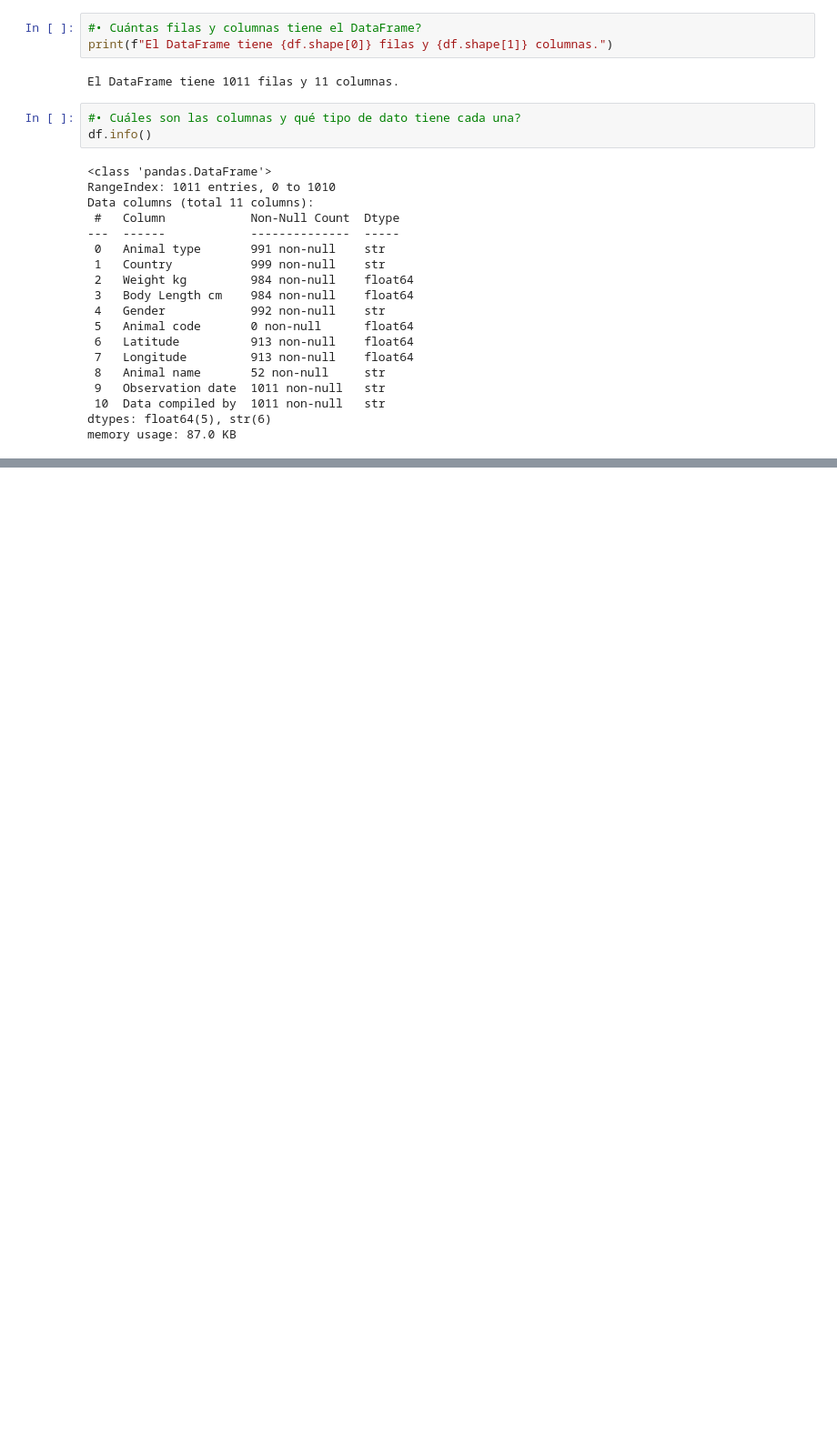
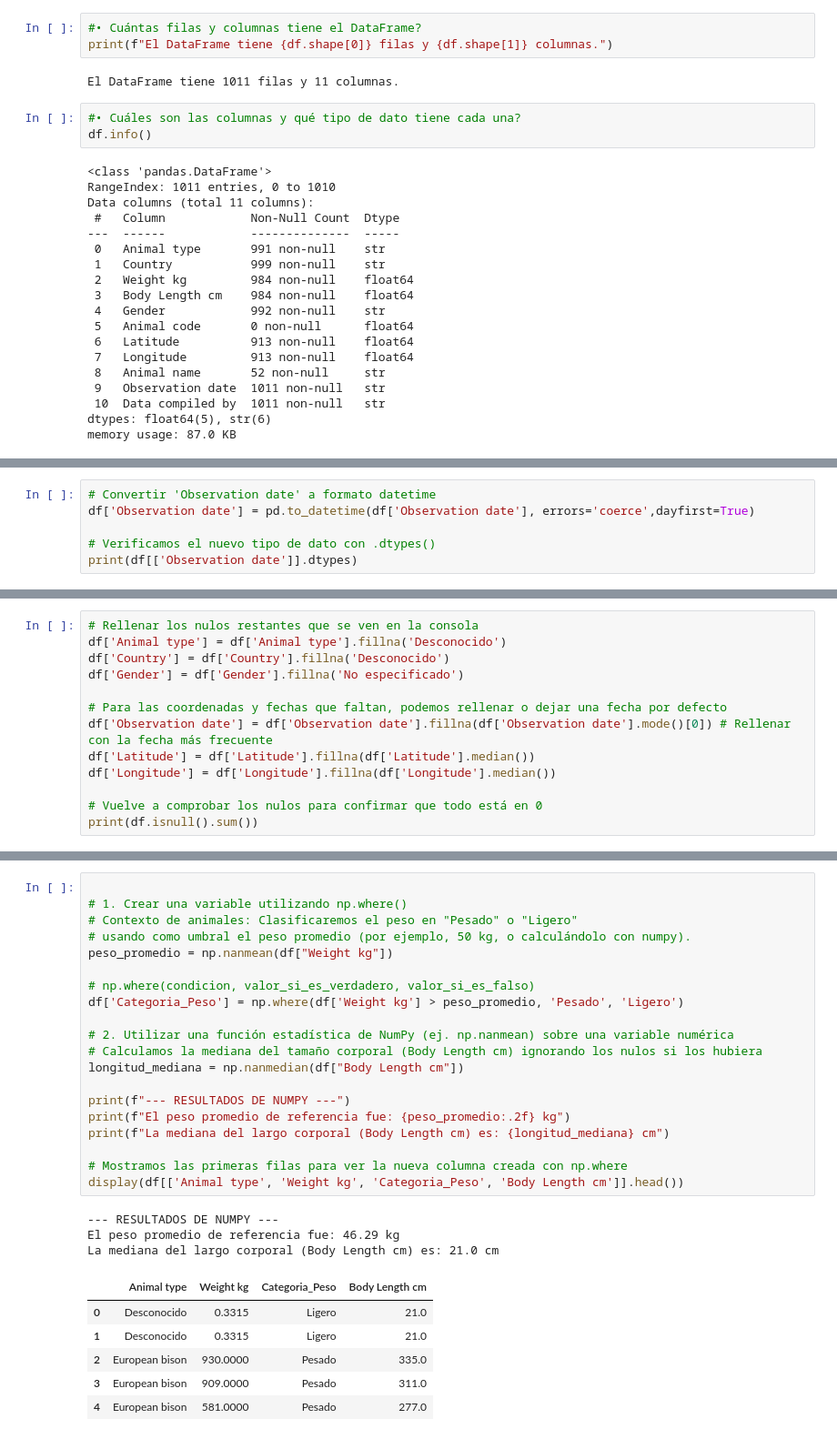
Before and after one commit to JoHann1303/ENTREGABLES-BIT-Johann_Moreno, a Jupyter notebook: Actividades_Entregar/Animal_Dirty_Activity_2.ipynb, the cells around one changed output, grey strips where cells are left out. Shown at 91% size. Saved outputs shown, nothing was run; the diff lists cells and outputs as text; blank space fills up the shorter version.

Commit message:
Update Animal_Dirty_Activity_2.ipynb
updated numpy

```diff
--- a/Actividades_Entregar/Animal_Dirty_Activity_2.ipynb
+++ b/Actividades_Entregar/Animal_Dirty_Activity_2.ipynb
@@ -53,0 +124,6 @@ dtype: int64
+# %%
+# Convertir 'Observation date' a formato datetime
+df['Observation date'] = pd.to_datetime(df['Observation date'], errors='coerce',dayfirst=True)
+
+# Verificamos el nuevo tipo de dato con .dtypes()
+print(df[['Observation date']].dtypes)
@@ -53,0 +183,13 @@ dtype: int64
+# %%
+# Rellenar los nulos restantes que se ven en la consola
+df['Animal type'] = df['Animal type'].fillna('Desconocido')
+df['Country'] = df['Country'].fillna('Desconocido')
+df['Gender'] = df['Gender'].fillna('No especificado')
+
+# Para las coordenadas y fechas que faltan, podemos rellenar o dejar una fecha por defecto
+df['Observation date'] = df['Observation date'].fillna(df['Observation date'].mode()[0]) # Rellenar con la fecha más frecuente
+df['Latitude'] = df['Latitude'].fillna(df['Latitude'].median())
+df['Longitude'] = df['Longitude'].fillna(df['Longitude'].median())
+
+# Vuelve a comprobar los nulos para confirmar que todo está en 0
+print(df.isnull().sum())
@@ -53,0 +208,30 @@ dtype: int64
+# %%
+
+# 1. Crear una variable utilizando np.where()
+# Contexto de animales: Clasificaremos el peso en "Pesado" o "Ligero"
+# usando como umbral el peso promedio (por ejemplo, 50 kg, o calculándolo con numpy).
+peso_promedio = np.nanmean(df["Weight kg"])
+
+# np.where(condicion, valor_si_es_verdadero, valor_si_es_falso)
+df['Categoria_Peso'] = np.where(df['Weight kg'] > peso_promedio, 'Pesado', 'Ligero')
+
+# 2. Utilizar una función estadística de NumPy (ej. np.nanmean) sobre una variable numérica
+# Calculamos la mediana del tamaño corporal (Body Length cm) ignorando los nulos si los hubiera
+longitud_mediana = np.nanmedian(df["Body Length cm"])
+
+print(f"--- RESULTADOS DE NUMPY ---")
+print(f"El peso promedio de referencia fue: {peso_promedio:.2f} kg")
+print(f"La mediana del largo corporal (Body Length cm) es: {longitud_mediana} cm")
+
+# Mostramos las primeras filas para ver la nueva columna creada con np.where
+display(df[['Animal type', 'Weight kg', 'Categoria_Peso', 'Body Length cm']].head())
+# %% [output]
+--- RESULTADOS DE NUMPY ---
+El peso promedio de referencia fue: 46.29 kg
+La mediana del largo corporal (Body Length cm) es: 21.0 cm
+|  | Animal type | Weight kg | Categoria_Peso | Body Length cm |
+| 0 | Desconocido | 0.3315 | Ligero | 21.0 |
+| 1 | Desconocido | 0.3315 | Ligero | 21.0 |
+| 2 | European bison | 930.0000 | Pesado | 335.0 |
+| 3 | European bison | 909.0000 | Pesado | 311.0 |
+| 4 | European bison | 581.0000 | Pesado | 277.0 |
```
Also changed, not shown: parts of 11 cells of this notebook.
